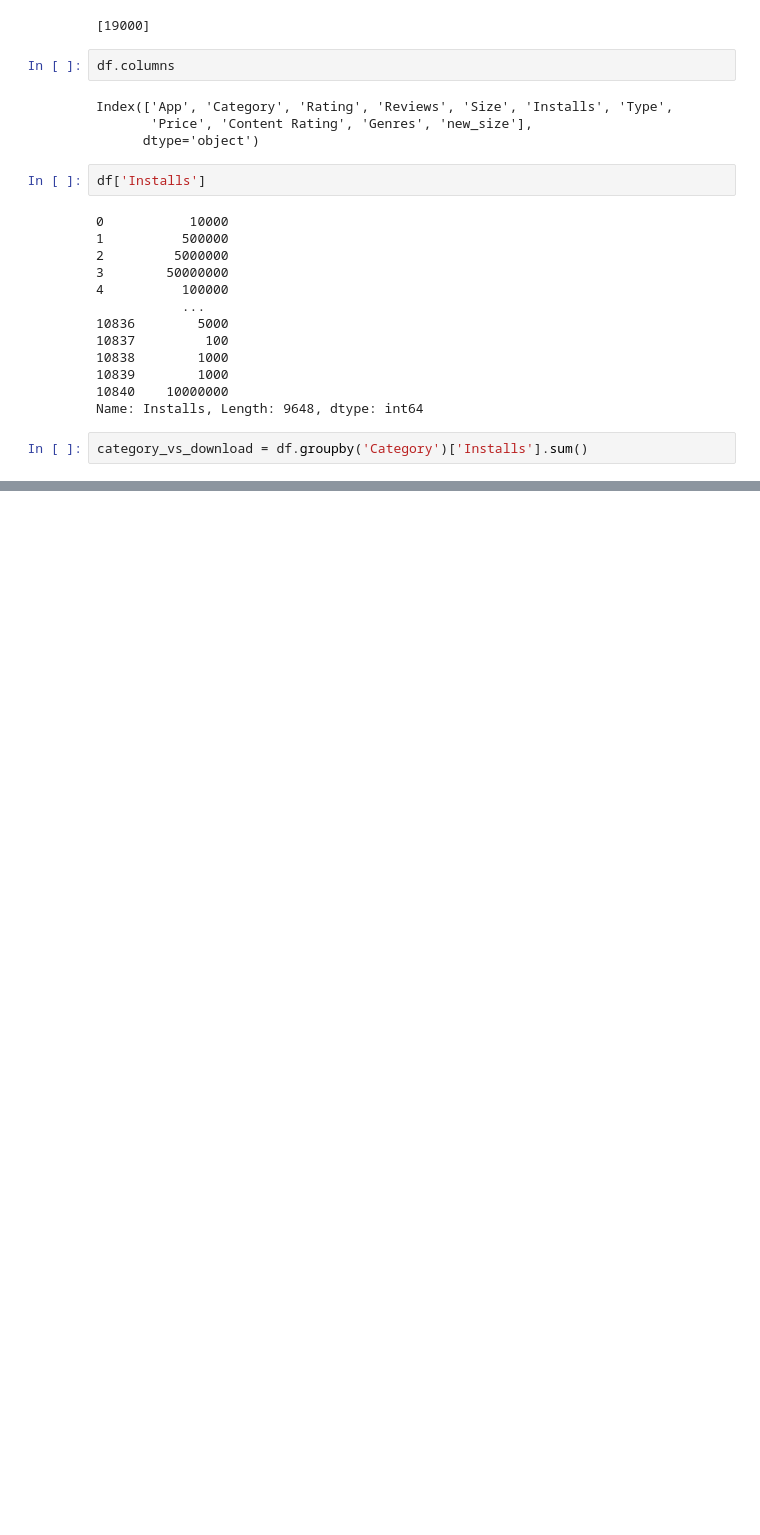
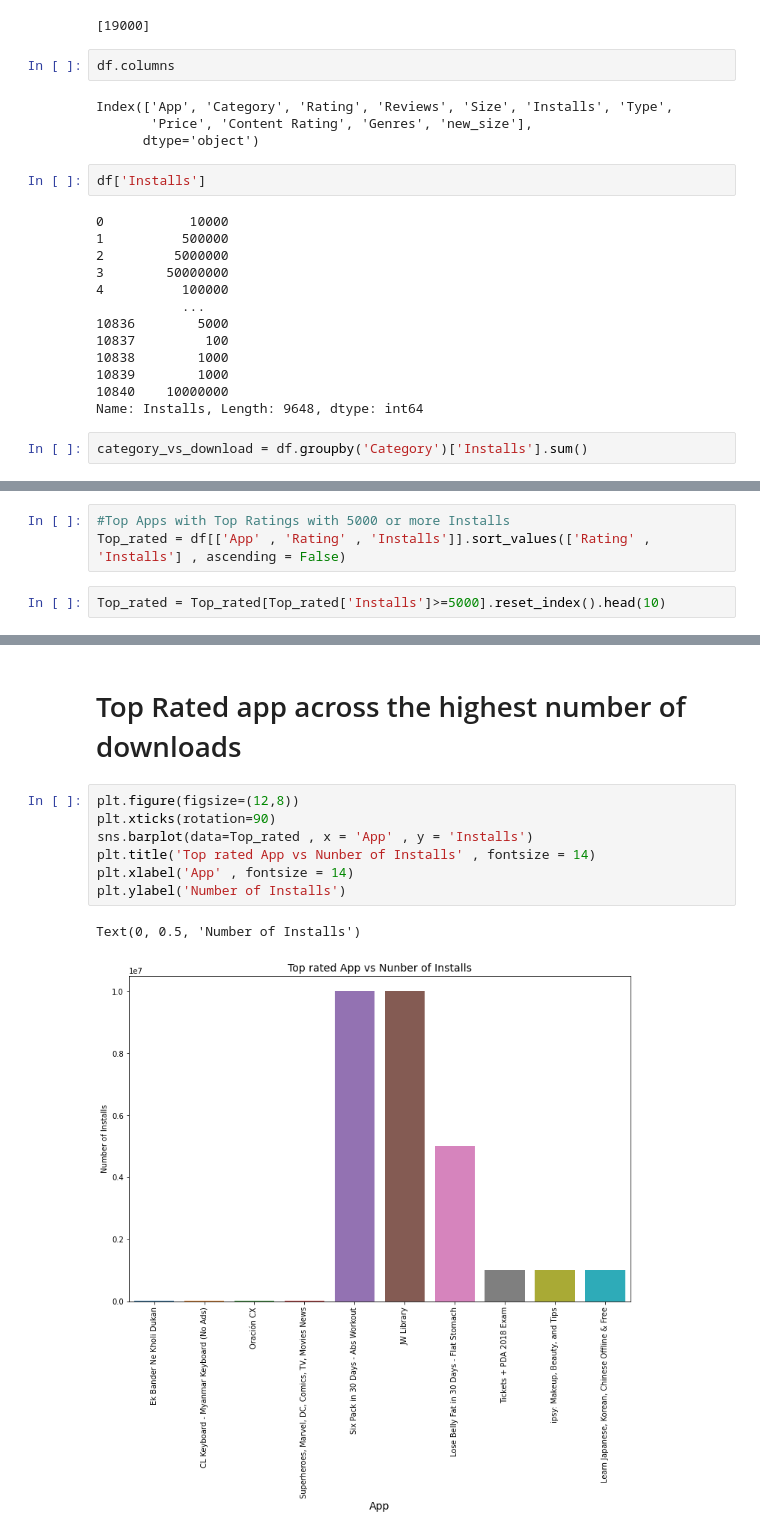
Before and after one commit to Shubham5787/EDA-on-Playstore-Dataset, a Jupyter notebook: EDA_Playstore.ipynb, the cells around one changed output, grey strips where cells are left out. Cells and saved outputs as stored; diff of their text form; blank space fills up the shorter version.

```diff
--- a/EDA_Playstore.ipynb
+++ b/EDA_Playstore.ipynb
@@ -443,0 +461,5 @@ sns.countplot(data = df , x = 'Category' )
+# %%
+#Top Apps with Top Ratings with 5000 or more Installs
+Top_rated = df[['App' , 'Rating' , 'Installs']].sort_values(['Rating' , 'Installs'] , ascending = False)
+# %%
+Top_rated = Top_rated[Top_rated['Installs']>=5000].reset_index().head(10)
@@ -443,0 +481,12 @@ sns.countplot(data = df , x = 'Category' )
+# %% [markdown]
+# Top Rated app across the highest number of downloads
+# %%
+plt.figure(figsize=(12,8))
+plt.xticks(rotation=90)
+sns.barplot(data=Top_rated , x = 'App' , y = 'Installs')
+plt.title('Top rated App vs Nunber of Installs' , fontsize = 14)
+plt.xlabel('App' , fontsize = 14)
+plt.ylabel('Number of Installs')
+# %% [output]
+Text(0, 0.5, 'Number of Installs')
+[figure, added]
```
Also changed, not shown: parts of 7 cells of this notebook.
